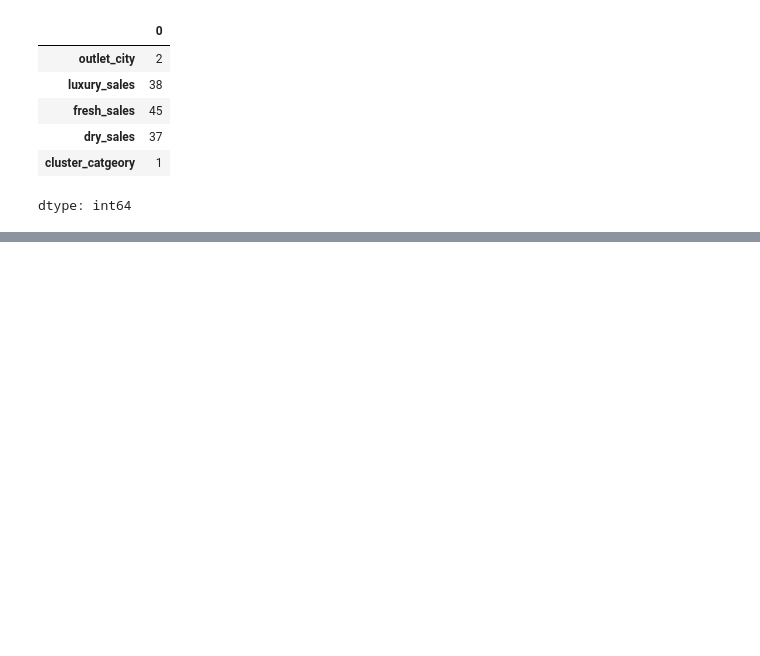
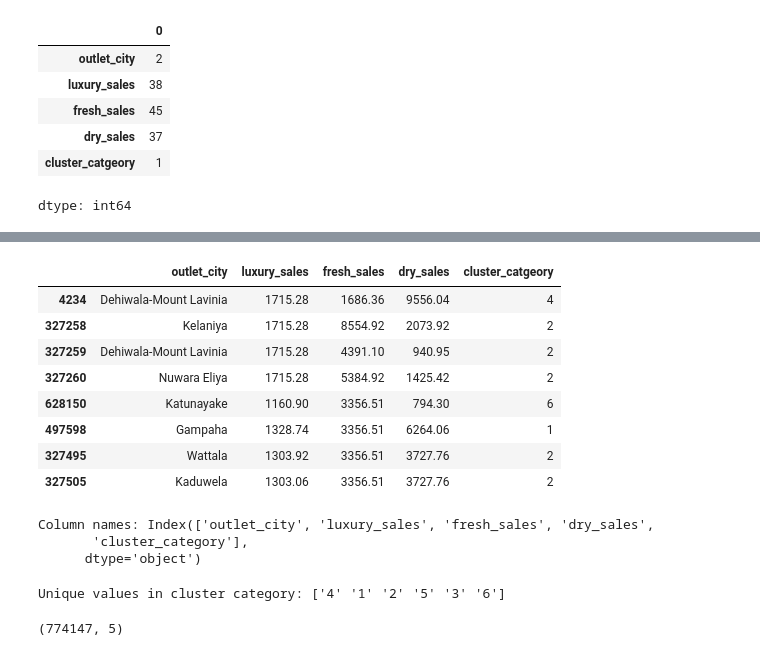
Before and after one commit to Krishnadayal/Data-Science-Project-Lifecycle, a Jupyter notebook: Finalised_Train.ipynb, the cells around one changed output, grey strips where cells are left out. Cells and saved outputs as stored; diff of their text form; code cells hidden in the pictures; blank space fills up the shorter version.

```diff
--- a/Finalised_Train.ipynb
+++ b/Finalised_Train.ipynb
@@ -638,0 +647,30 @@ train_data.isnull().sum()
+# %%
+cleaned_missing_values = [4234,327258,327259,327260,628150,497598,327495,327505]
+train_data.loc[cleaned_missing_values]
+# %% [output]
+|  | outlet_city | luxury_sales | fresh_sales | dry_sales | cluster_catgeory |
+| 4234 | Dehiwala-Mount Lavinia | 1715.28 | 1686.36 | 9556.04 | 4 |
+| 327258 | Kelaniya | 1715.28 | 8554.92 | 2073.92 | 2 |
+| 327259 | Dehiwala-Mount Lavinia | 1715.28 | 4391.10 | 940.95 | 2 |
+| 327260 | Nuwara Eliya | 1715.28 | 5384.92 | 1425.42 | 2 |
+| 628150 | Katunayake | 1160.90 | 3356.51 | 794.30 | 6 |
+| 497598 | Gampaha | 1328.74 | 3356.51 | 6264.06 | 1 |
+| 327495 | Wattala | 1303.92 | 3356.51 | 3727.76 | 2 |
+| 327505 | Kaduwela | 1303.06 | 3356.51 | 3727.76 | 2 |
+# %%
+train_data = train_data.rename(columns = {"cluster_catgeory":"cluster_category"})
+print(f"Column names: {train_data.columns}")
+# %% [output]
+Column names: Index(['outlet_city', 'luxury_sales', 'fresh_sales', 'dry_sales',
+       'cluster_category'],
+      dtype='object')
+# %%
+train_data["cluster_category"] = train_data["cluster_category"].replace("6\\", "6")
+train_data = train_data[~train_data["cluster_category"].isin(["89","95","98","99","100"])]
+print(f"Unique values in cluster category: {train_data['cluster_category'].unique()}")
+# %% [output]
+Unique values in cluster category: ['4' '1' '2' '5' '3' '6']
+# %%
+train_data.shape
+# %% [output]
+(774147, 5)
```
Also changed, not shown: parts of 2 cells of this notebook.
